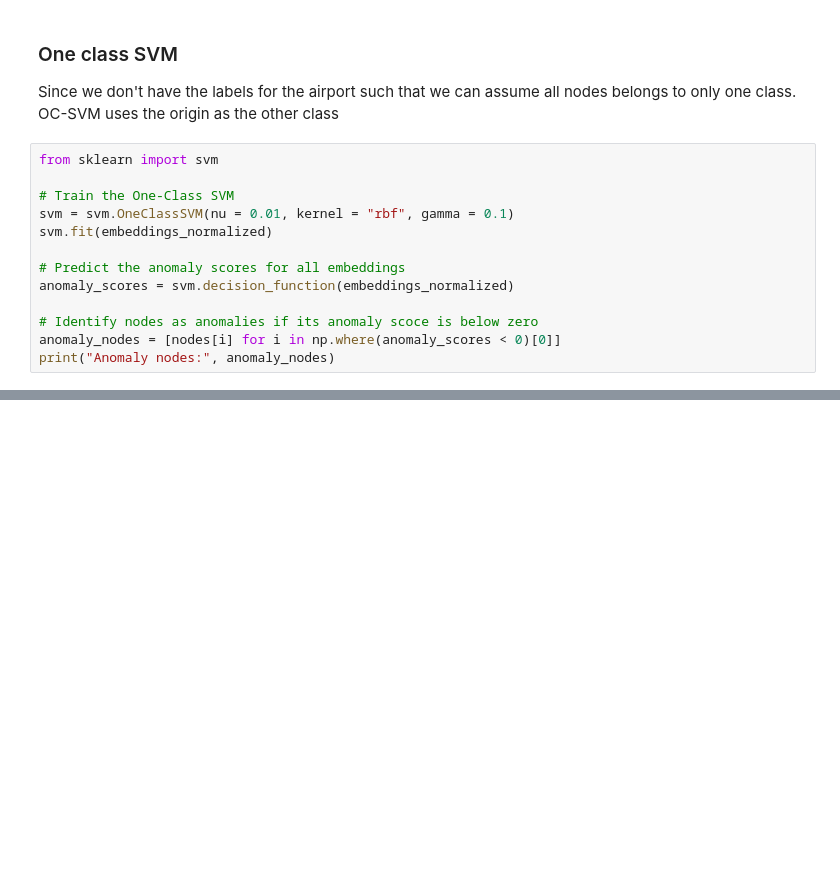
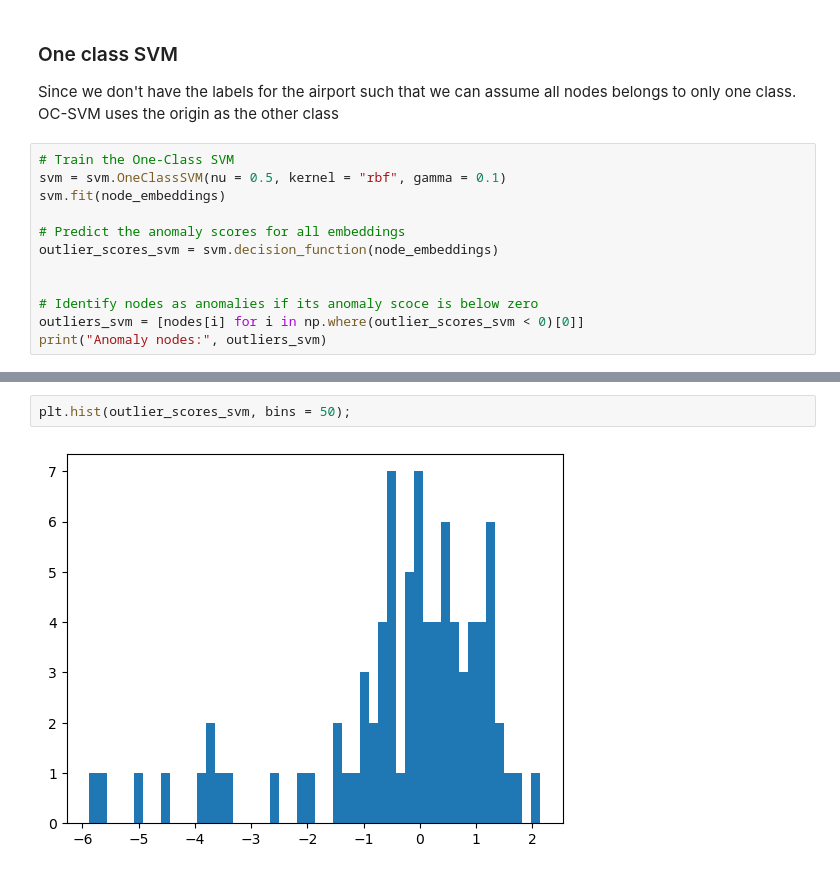
Before and after one commit to krutalp/Airline_Route_Analytics, a Jupyter notebook: Graph_Anomaly_Detection_Methods.ipynb, the cells around one changed output, grey strips where cells are left out. Drawn from its saved outputs; the diff is of its cells as text; blank space fills up the shorter version.

```diff
--- a/Graph_Anomaly_Detection_Methods.ipynb
+++ b/Graph_Anomaly_Detection_Methods.ipynb
@@ -228,16 +223,15 @@ outliers
 ### One class SVM
 Since we don't have the labels for the airport such that we can assume all nodes belongs to only one class. OC-SVM uses the origin as the other class
 # %%
-from sklearn import svm
-
 # Train the One-Class SVM
-svm = svm.OneClassSVM(nu = 0.01, kernel = "rbf", gamma = 0.1)
-svm.fit(embeddings_normalized)
+svm = svm.OneClassSVM(nu = 0.5, kernel = "rbf", gamma = 0.1)
+svm.fit(node_embeddings)
 
 # Predict the anomaly scores for all embeddings
-anomaly_scores = svm.decision_function(embeddings_normalized)
+outlier_scores_svm = svm.decision_function(node_embeddings)
+
 
 # Identify nodes as anomalies if its anomaly scoce is below zero
-anomaly_nodes = [nodes[i] for i in np.where(anomaly_scores < 0)[0]]
-print("Anomaly nodes:", anomaly_nodes)
+outliers_svm = [nodes[i] for i in np.where(outlier_scores_svm < 0)[0]]
+print("Anomaly nodes:", outliers_svm)
 # %% [output]
@@ -274,0 +262,4 @@ array([0, 1, 0, 1, 0, 0, 0, 1, 0, 0, 1, 1, 1, 1, 0, 1, 0, 1, 1, 1, 1, 1,
+# %%
+plt.hist(outlier_scores_svm, bins = 50);
+# %% [output]
+[figure, added]
```
Also changed, not shown: parts of 44 cells of this notebook.
